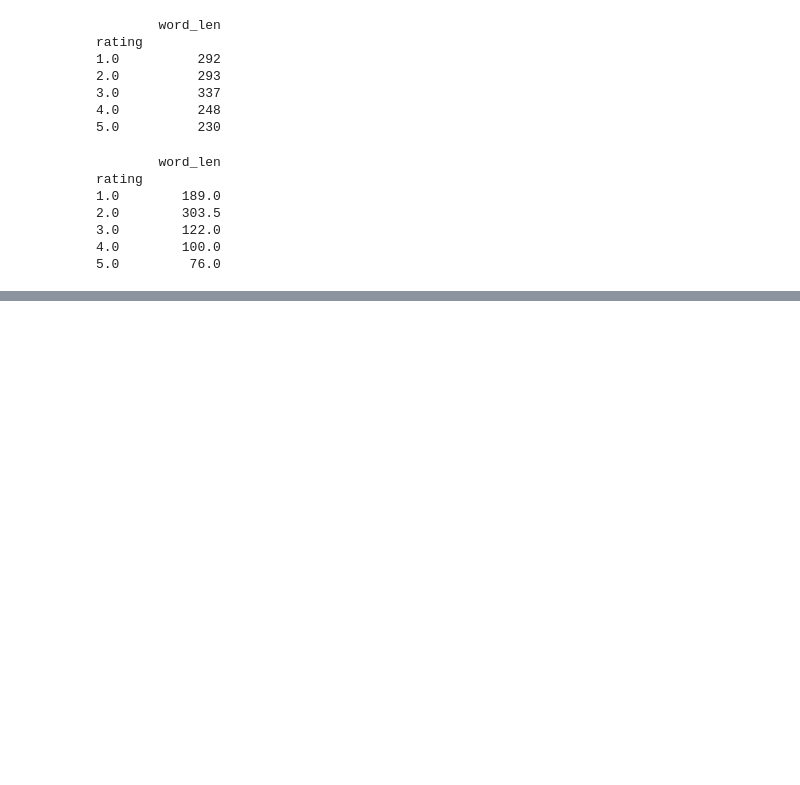
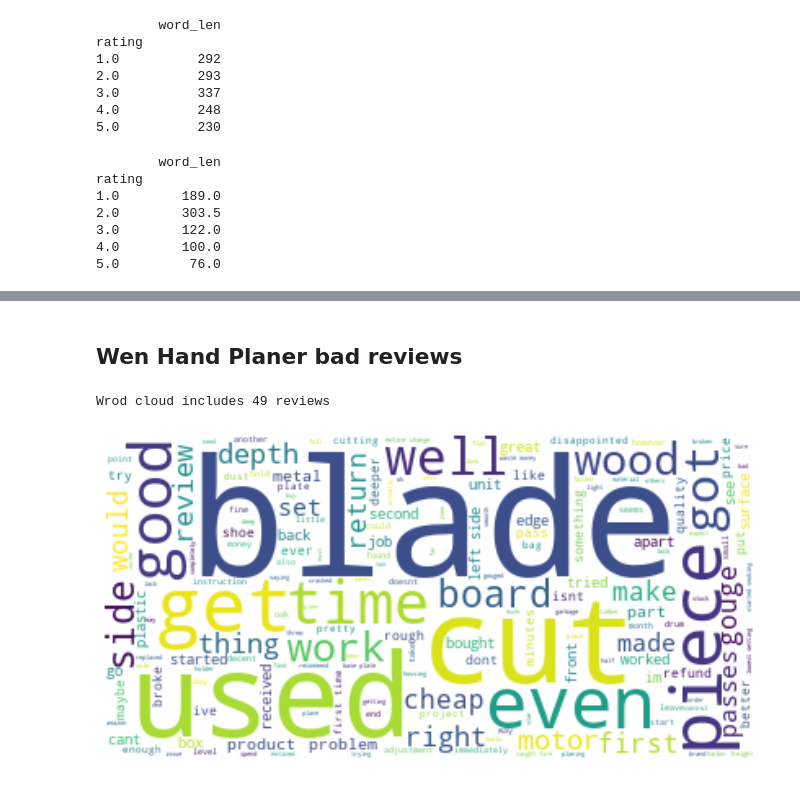
Before and after one commit to crazywooooorm/MLPractice, a Jupyter notebook: NLP/amazon_review.ipynb, the cells around one changed output, grey strips where cells are left out. Drawn from its saved outputs; the diff is of its cells as text; code cells hidden in the pictures; blank space fills up the shorter version.

```diff
--- a/NLP/amazon_review.ipynb
+++ b/NLP/amazon_review.ipynb
@@ -179,0 +204,7 @@ wen_bs_clean = clean_review(wen_bs)
+# %% [markdown]
+## Wen Hand Planer bad reviews
+# %%
+wc_data(wen_hp_clean, ra=[1, 2], stop_word=['wen', 'tool', 'planer', 'hand', 'one', 'use'])
+# %% [output]
+Wrod cloud includes 49 reviews
+[figure, added]
```
Also changed, not shown: parts of 13 cells of this notebook.
